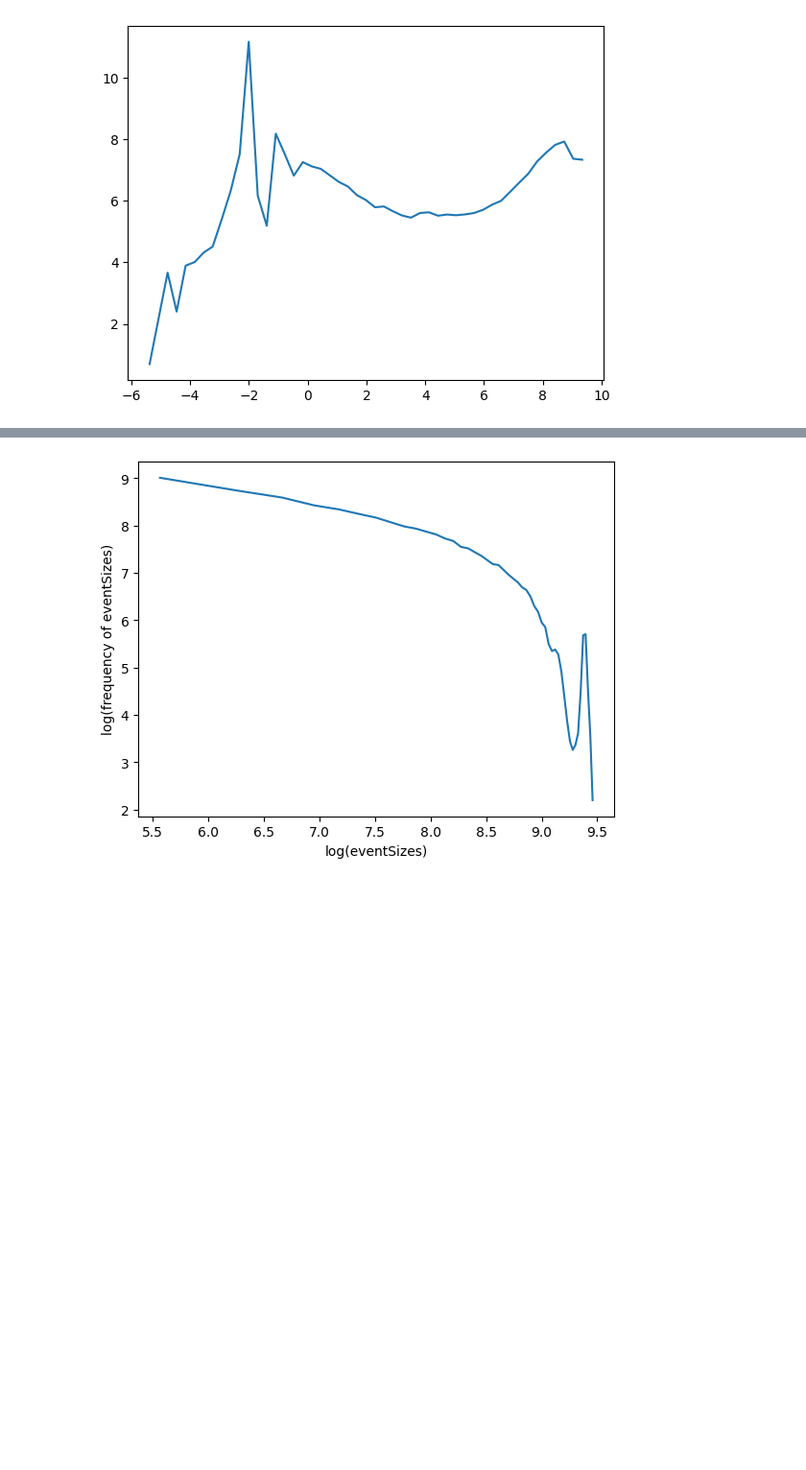
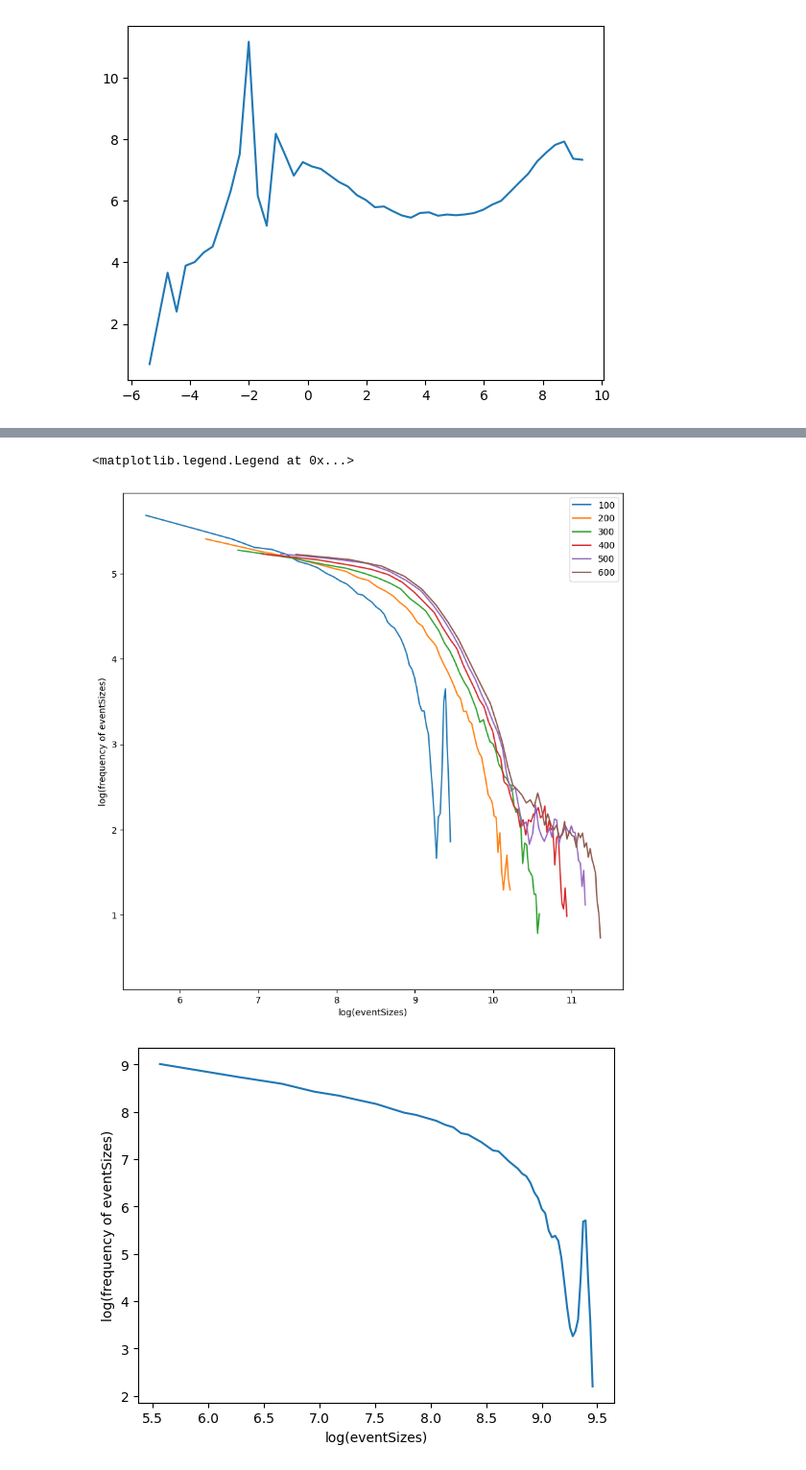
Before and after one commit to alireza-astane/Burridge_Knopoff_Model, a Jupyter notebook: BK_model/BKMoldel.ipynb, the cells around one changed output, grey strips where cells are left out. Shown at 96% size. Cells and saved outputs as stored; diff of their text form; code cells hidden in the pictures; blank space fills up the shorter version.

```diff
--- a/BK_model/BKMoldel.ipynb
+++ b/BK_model/BKMoldel.ipynb
@@ -260,3 +260,25 @@ Text(0, 0.5, 'log(frequency of eventSizes)')
+# %%
+
+plt.figure(figsize=(10,10))
+
+exponent = -0.1
+plt.plot(np.log(size1[:-1]),np.log(freq1)*100**exponent)
+plt.plot(np.log(size2[:-1]),np.log(freq2)*200**exponent)
+plt.plot(np.log(size3[:-1]),np.log(freq3)*300**exponent)
+plt.plot(np.log(size4[:-1]),np.log(freq4)*400**exponent)
+plt.plot(np.log(size5[:-1]),np.log(freq5)*500**exponent)
+plt.plot(np.log(size6[:-1]),np.log(freq6)*600**exponent)
+
+
+
+plt.xlabel("log(eventSizes)")
+plt.ylabel("log(frequency of eventSizes)")
+plt.legend([100,200,300,400,500,600])
+
+# plt.savefig("fig1_1.png")
+# %% [output]
+<matplotlib.legend.Legend at 0x...>
+[figure, added]
 # %%
 freq,size = np.histogram((eventsSizes).cpu(),bins=50)
 # plt.title("log(frequency of eventSizes) vs log(eventSizes) for independent sampling")
```
Also changed, not shown: parts of 4 cells of this notebook.
